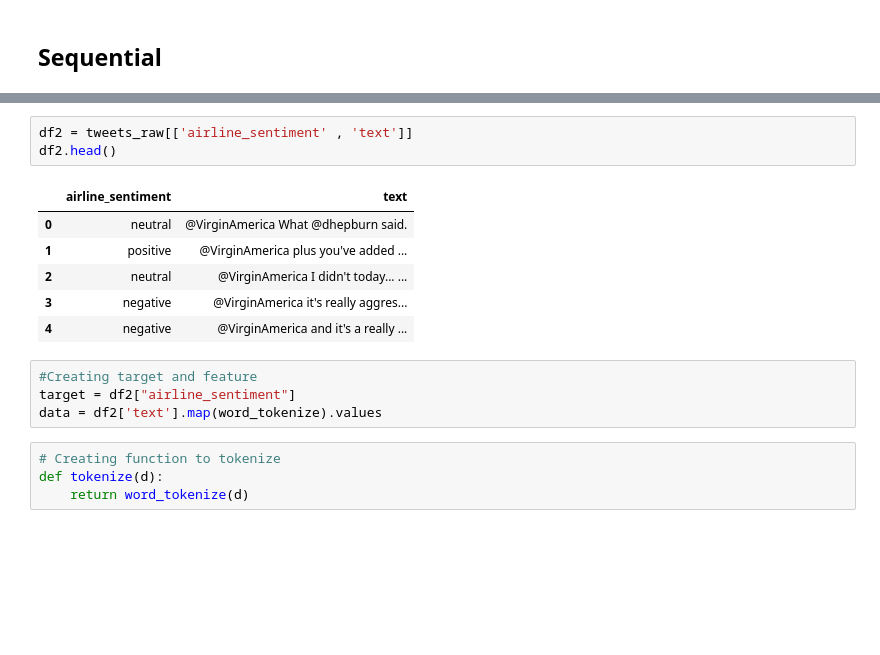
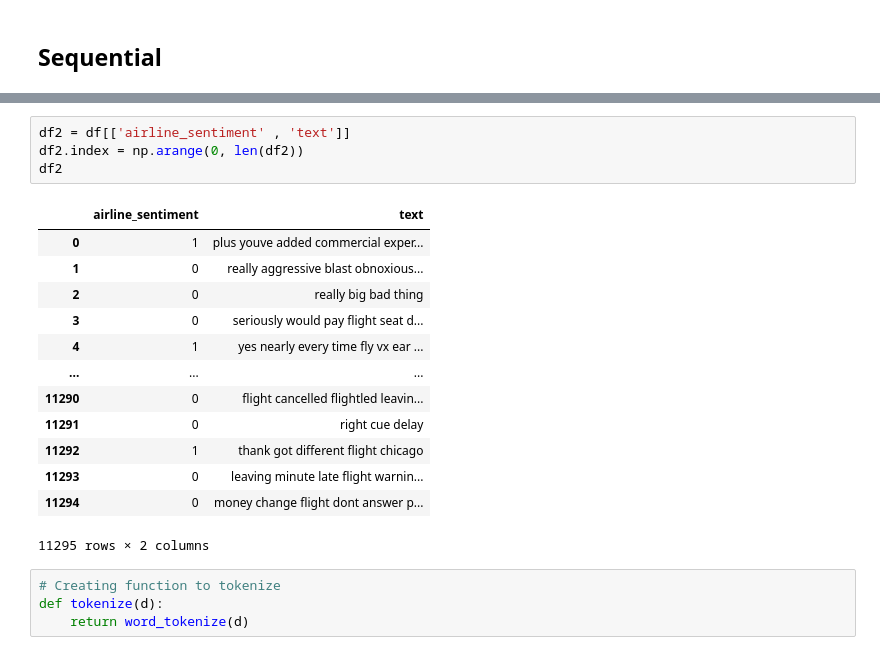
Before and after one commit to jadecebeci/Twitter-Sentiment-Analysis-on-Airlines, a Jupyter notebook: Preprocessing_and_Modeling.ipynb, the cells around one changed output, grey strips where cells are left out. Saved outputs shown, nothing was run; the diff lists cells and outputs as text; blank space fills up the shorter version.

```diff
--- a/Preprocessing_and_Modeling.ipynb
+++ b/Preprocessing_and_Modeling.ipynb
@@ -798,17 +659,21 @@ tweets_raw.head()
-# %%
-df2 = tweets_raw[['airline_sentiment' , 'text']]
-df2.head()
-# %% [output]
-|  | airline_sentiment | text |
-| 0 | neutral | @VirginAmerica What @dhepburn said. |
-| 1 | positive | @VirginAmerica plus you've added ... |
-| 2 | neutral | @VirginAmerica I didn't today... ... |
-| 3 | negative | @VirginAmerica it's really aggres... |
-| 4 | negative | @VirginAmerica and it's a really ... |
-# %%
-#Creating target and feature
-target = df2["airline_sentiment"]
-data = df2['text'].map(word_tokenize).values
+# %%
+df2 = df[['airline_sentiment' , 'text']]
+df2.index = np.arange(0, len(df2))
+df2
+# %% [output]
+|  | airline_sentiment | text |
+| 0 | 1 | plus youve added commercial exper... |
+| 1 | 0 | really aggressive blast obnoxious... |
+| 2 | 0 | really big bad thing |
+| 3 | 0 | seriously would pay flight seat d... |
+| 4 | 1 | yes nearly every time fly vx ear ... |
+| ... | ... | ... |
+| 11290 | 0 | flight cancelled flightled leavin... |
+| 11291 | 0 | right cue delay |
+| 11292 | 1 | thank got different flight chicago |
+| 11293 | 0 | leaving minute late flight warnin... |
+| 11294 | 0 | money change flight dont answer p... |
+11295 rows × 2 columns
 # %%
 # Creating function to tokenize
 def tokenize(d):
```
Also changed, not shown: parts of 51 cells of this notebook.
